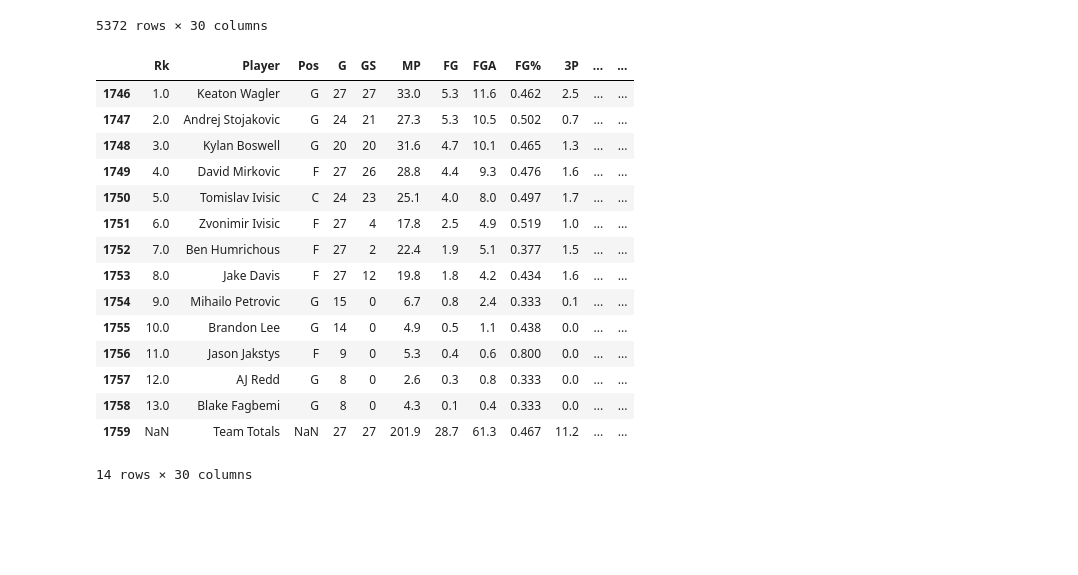
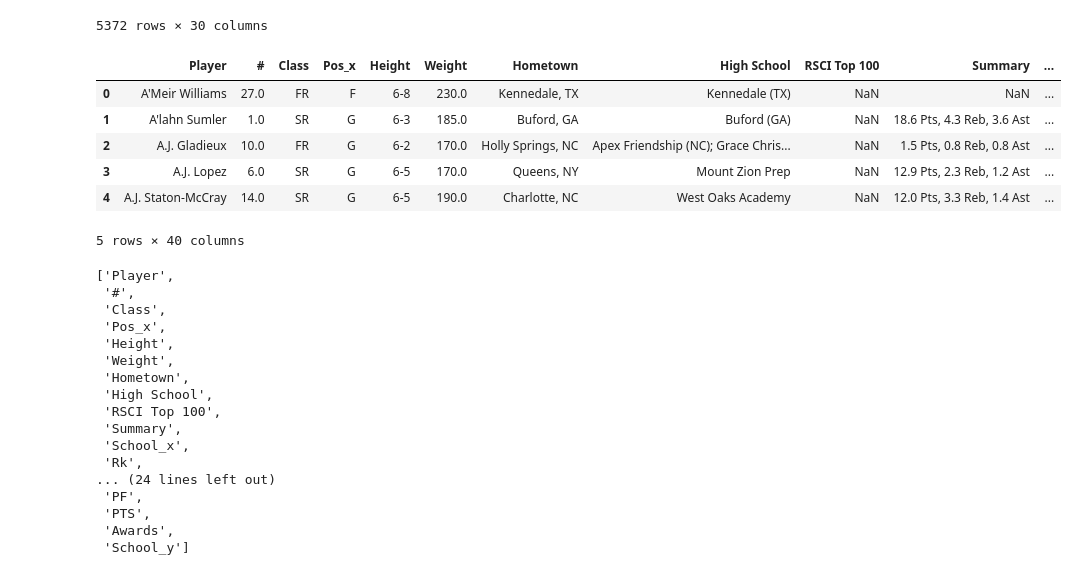
Before and after one commit to jagrest2/agrest-analytics, a Jupyter notebook: app/player_database.ipynb, the cells around one changed output. Drawn from its saved outputs; the diff is of its cells as text; code cells hidden in the pictures; blank space fills up the shorter version.

```diff
--- a/app/player_database.ipynb
+++ b/app/player_database.ipynb
@@ -127,22 +99,34 @@ df_stats
 | 5370 | 13.0 | Shaheed Solebo | G | 7 | 0 | 6.4 | 0.6 | 1.6 | 0.364 | 0.1 | ... | ... |
 | 5371 | NaN | Team Totals | NaN | 28 | 28 | 200.9 | 27.9 | 59.1 | 0.472 | 10.5 | ... | ... |
 5372 rows × 30 columns
-# %%
-df_stats[df_stats["School"] == "Illinois"]
-# %% [output]
-|  | Rk | Player | Pos | G | GS | MP | FG | FGA | FG% | 3P | ... | ... |
-| 1746 | 1.0 | Keaton Wagler | G | 27 | 27 | 33.0 | 5.3 | 11.6 | 0.462 | 2.5 | ... | ... |
-| 1747 | 2.0 | Andrej Stojakovic | G | 24 | 21 | 27.3 | 5.3 | 10.5 | 0.502 | 0.7 | ... | ... |
-| 1748 | 3.0 | Kylan Boswell | G | 20 | 20 | 31.6 | 4.7 | 10.1 | 0.465 | 1.3 | ... | ... |
-| 1749 | 4.0 | David Mirkovic | F | 27 | 26 | 28.8 | 4.4 | 9.3 | 0.476 | 1.6 | ... | ... |
-| 1750 | 5.0 | Tomislav Ivisic | C | 24 | 23 | 25.1 | 4.0 | 8.0 | 0.497 | 1.7 | ... | ... |
-| 1751 | 6.0 | Zvonimir Ivisic | F | 27 | 4 | 17.8 | 2.5 | 4.9 | 0.519 | 1.0 | ... | ... |
-| 1752 | 7.0 | Ben Humrichous | F | 27 | 2 | 22.4 | 1.9 | 5.1 | 0.377 | 1.5 | ... | ... |
-| 1753 | 8.0 | Jake Davis | F | 27 | 12 | 19.8 | 1.8 | 4.2 | 0.434 | 1.6 | ... | ... |
-| 1754 | 9.0 | Mihailo Petrovic | G | 15 | 0 | 6.7 | 0.8 | 2.4 | 0.333 | 0.1 | ... | ... |
-| 1755 | 10.0 | Brandon Lee | G | 14 | 0 | 4.9 | 0.5 | 1.1 | 0.438 | 0.0 | ... | ... |
-| 1756 | 11.0 | Jason Jakstys | F | 9 | 0 | 5.3 | 0.4 | 0.6 | 0.800 | 0.0 | ... | ... |
-| 1757 | 12.0 | AJ Redd | G | 8 | 0 | 2.6 | 0.3 | 0.8 | 0.333 | 0.0 | ... | ... |
-| 1758 | 13.0 | Blake Fagbemi | G | 8 | 0 | 4.3 | 0.1 | 0.4 | 0.333 | 0.0 | ... | ... |
-| 1759 | NaN | Team Totals | NaN | 27 | 27 | 201.9 | 28.7 | 61.3 | 0.467 | 11.2 | ... | ... |
-14 rows × 30 columns
+# %%
+df = pd.merge(df_bio, df_stats, on = "Player", how = "outer")
+df.head()
+# %% [output]
+|  | Player | # | Class | Pos_x | Height | Weight | Hometown | High School | RSCI Top 100 | Summary | ... |
+| 0 | A'Meir Williams | 27.0 | FR | F | 6-8 | 230.0 | Kennedale, TX | Kennedale (TX) | NaN | NaN | ... |
+| 1 | A'lahn Sumler | 1.0 | SR | G | 6-3 | 185.0 | Buford, GA | Buford (GA) | NaN | 18.6 Pts, 4.3 Reb, 3.6 Ast | ... |
+| 2 | A.J. Gladieux | 10.0 | FR | G | 6-2 | 170.0 | Holly Springs, NC | Apex Friendship (NC); Grace Chris... | NaN | 1.5 Pts, 0.8 Reb, 0.8 Ast | ... |
+| 3 | A.J. Lopez | 6.0 | SR | G | 6-5 | 170.0 | Queens, NY | Mount Zion Prep | NaN | 12.9 Pts, 2.3 Reb, 1.2 Ast | ... |
+| 4 | A.J. Staton-McCray | 14.0 | SR | G | 6-5 | 190.0 | Charlotte, NC | West Oaks Academy | NaN | 12.0 Pts, 3.3 Reb, 1.4 Ast | ... |
+5 rows × 40 columns
+# %%
+df.columns.tolist()
+# %% [output]
+['Player',
+ '#',
+ 'Class',
+ 'Pos_x',
+ 'Height',
+ 'Weight',
+ 'Hometown',
+ 'High School',
+ 'RSCI Top 100',
+ 'Summary',
+ 'School_x',
+ 'Rk',
+... (24 lines left out)
+ 'PF',
+ 'PTS',
+ 'Awards',
+ 'School_y']
```
Also changed, not shown: parts of 9 cells of this notebook, 7 other files.
